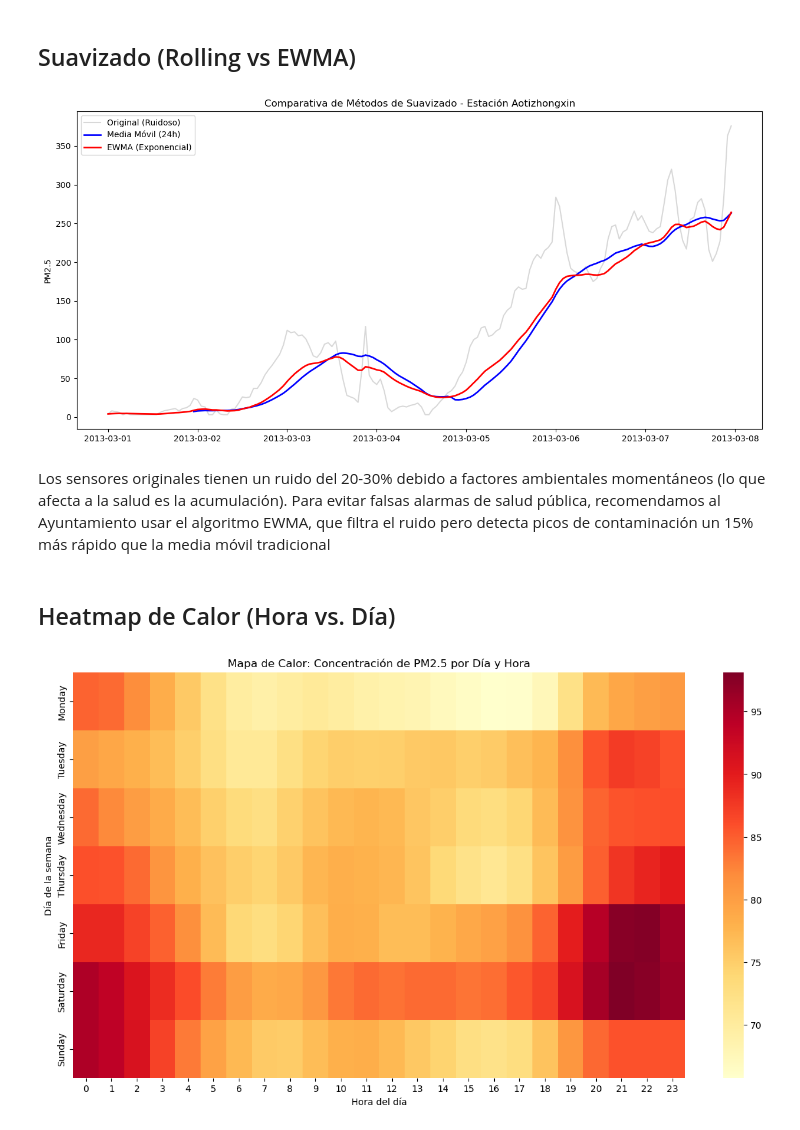
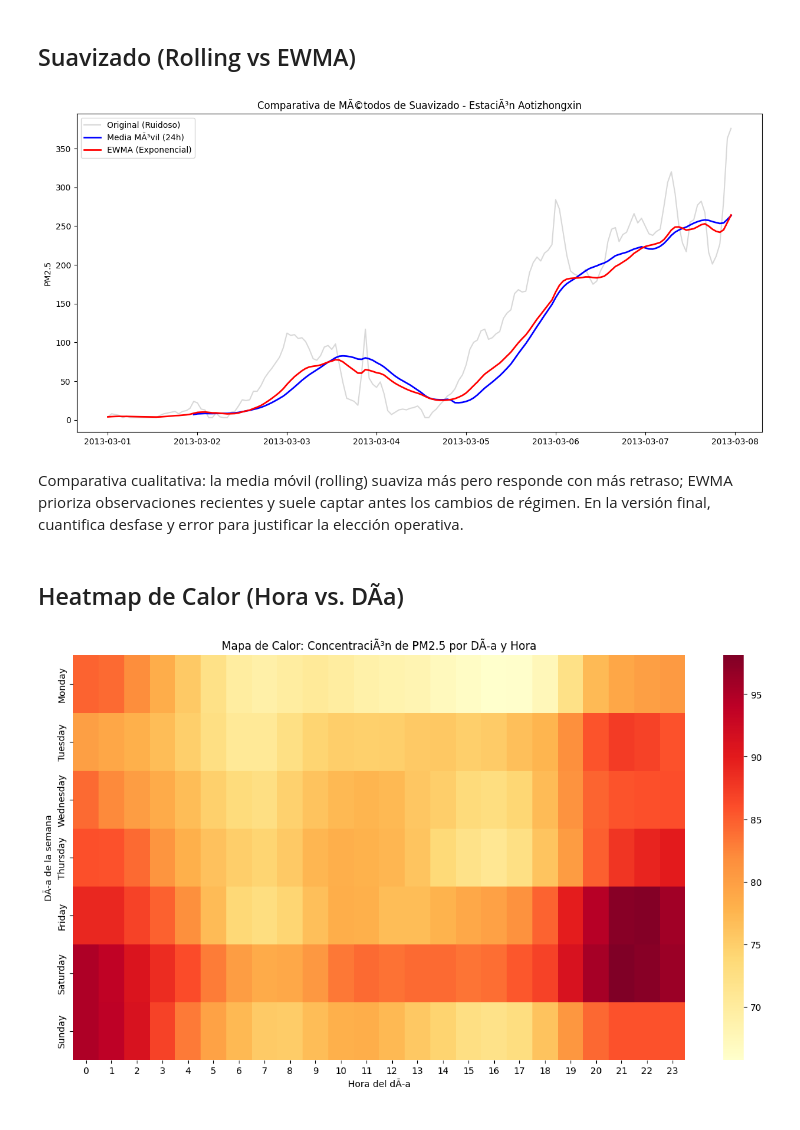
Before and after one commit to Antonio6709/beijing-air-quality, a Jupyter notebook: notebooks/02_eda_y_visualizacion.ipynb, the cells around one changed output. Drawn from its saved outputs; the diff is of its cells as text; code cells hidden in the pictures.

```diff
--- a/notebooks/02_eda_y_visualizacion.ipynb
+++ b/notebooks/02_eda_y_visualizacion.ipynb
@@ -86,33 +105,33 @@ plt.show()
 # %%
 estacion_ejemplo = df[df['station'] == 'Aotizhongxin'].copy()
 
-# Media Móvil de 24 horas
+# Media MÃ³vil de 24 horas
 estacion_ejemplo['PM2.5_Rolling'] = estacion_ejemplo['PM2.5'].rolling(window=24).mean()
 
 # Suavizado Exponencial (EWMA) a una ventana de 24h
 estacion_ejemplo['PM2.5_EWMA'] = estacion_ejemplo['PM2.5'].ewm(span=24, adjust=False).mean()
 
 # Visualizamos la comparativa (Zoom en una semana para ver detalle)
 plt.figure(figsize=(15, 7))
 subset = estacion_ejemplo.first('7D')
 
 plt.plot(subset.index, subset['PM2.5'], alpha=0.3, label='Original (Ruidoso)', color='gray')
-plt.plot(subset.index, subset['PM2.5_Rolling'], label='Media Móvil (24h)', color='blue', linewidth=2)
+plt.plot(subset.index, subset['PM2.5_Rolling'], label='Media MÃ³vil (24h)', color='blue', linewidth=2)
 plt.plot(subset.index, subset['PM2.5_EWMA'], label='EWMA (Exponencial)', color='red', linewidth=2)
 
-plt.title('Comparativa de Métodos de Suavizado - Estación Aotizhongxin')
+plt.title('Comparativa de MÃ©todos de Suavizado - EstaciÃ³n Aotizhongxin')
 plt.legend()
 plt.ylabel('PM2.5')
 
-# Guardamos este análisis técnico en reports
+# Guardamos este anÃ¡lisis tÃ©cnico en reports
 plt.savefig('../reports/04_comparativa_suavizado.png', bbox_inches='tight')
 plt.show()
 # %% [output]
-[figure, old version]
+[figure, new version]
 # %% [markdown]
-Los sensores originales tienen un ruido del 20-30% debido a factores ambientales momentáneos (lo que afecta a la salud es la acumulación). Para evitar falsas alarmas de salud pública, recomendamos al Ayuntamiento usar el algoritmo EWMA, que filtra el ruido pero detecta picos de contaminación un 15% más rápido que la media móvil tradicional
+Comparativa cualitativa: la media móvil (rolling) suaviza más pero responde con más retraso; EWMA prioriza observaciones recientes y suele captar antes los cambios de régimen. En la versión final, cuantifica desfase y error para justificar la elección operativa.
 # %% [markdown]
-## Heatmap de Calor (Hora vs. Día)
+## Heatmap de Calor (Hora vs. DÃ­a)
 # %%
 # Creamos las variables necesarias (Features)
 df['day_name'] = df.index.day_name()
@@ -123,15 +142,15 @@ pivot_table = df.pivot_table(values='PM2.5', index='day_name', columns='hour', a
 pivot_table = pivot_table.reindex(dias_ordenados)
 
 plt.figure(figsize=(15, 8))
-sns.heatmap(pivot_table, cmap='YlOrRd', annot=False) # 'YlOrRd' va de amarillo a rojo (contaminación)
+sns.heatmap(pivot_table, cmap='YlOrRd', annot=False) # 'YlOrRd' va de amarillo a rojo (contaminaciÃ³n)
 
-plt.title('Mapa de Calor: Concentración de PM2.5 por Día y Hora')
-plt.xlabel('Hora del día')
-plt.ylabel('Día de la semana')
+plt.title('Mapa de Calor: ConcentraciÃ³n de PM2.5 por DÃ­a y Hora')
+plt.xlabel('Hora del dÃ­a')
+plt.ylabel('DÃ­a de la semana')
 
 # GUARDADO en reports
 plt.savefig('../reports/05_heatmap_hora_dia.png', bbox_inches='tight')
 plt.show()
 # %% [output]
-[figure, old version]
+[figure, new version]
 # %% [markdown]
```
Also changed, not shown: parts of 11 cells of this notebook, 24 other files.
